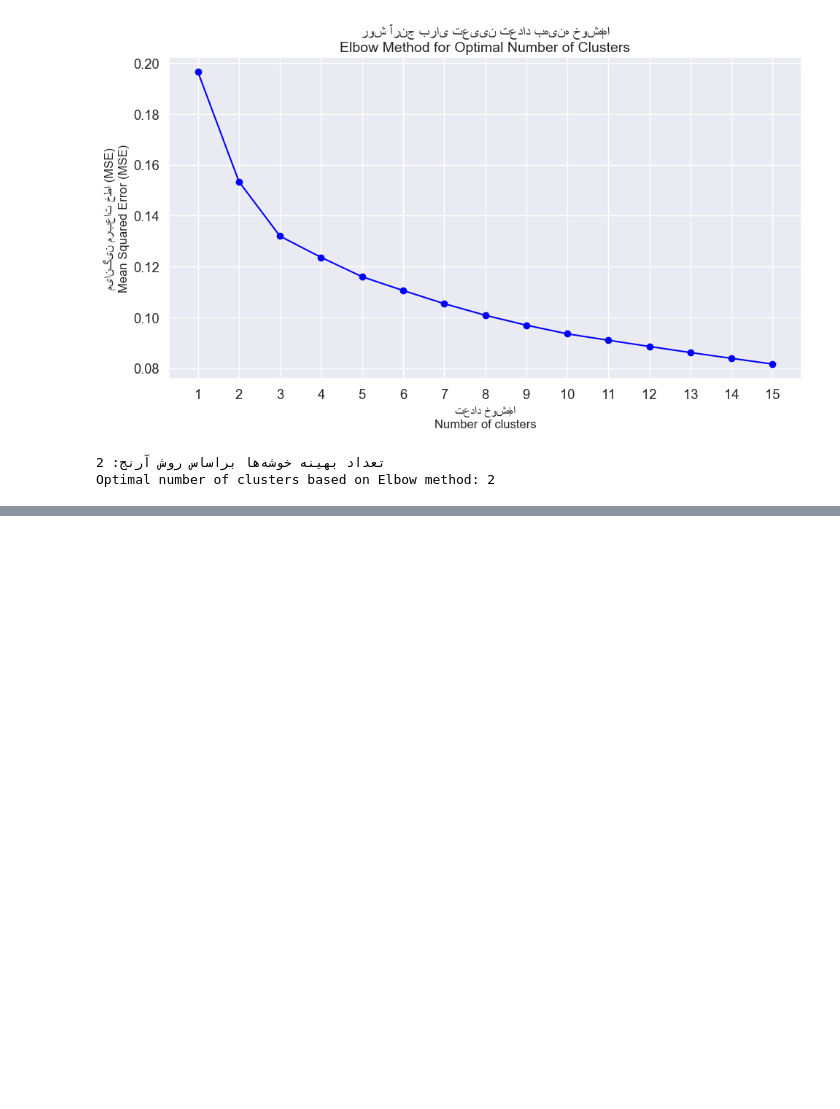
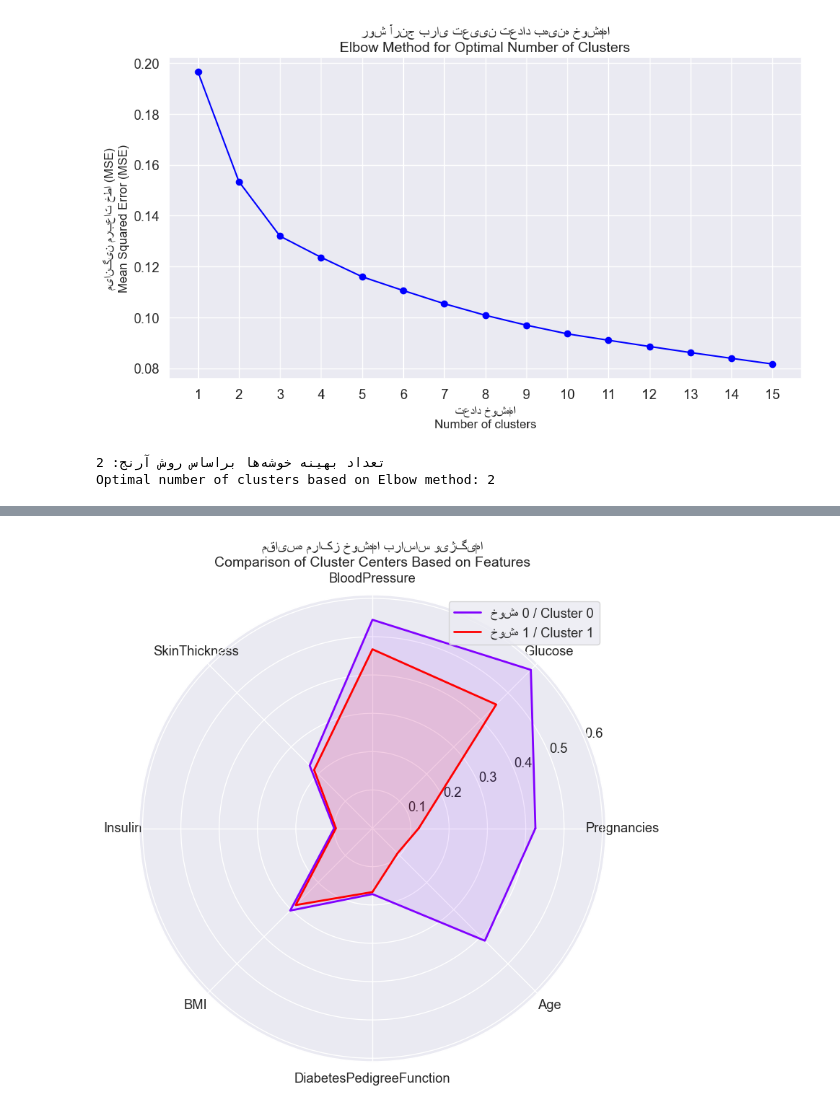
Before and after one commit to MahyadSaedpanah/ML---Pima-Indian-Diabetes, a Jupyter notebook: Clustering.ipynb, the cells around one changed output, grey strips where cells are left out. Drawn from its saved outputs; the diff is of its cells as text; code cells hidden in the pictures; blank space fills up the shorter version.

```diff
--- a/Clustering.ipynb
+++ b/Clustering.ipynb
@@ -150,0 +267,55 @@ Optimal number of clusters based on Elbow method: 2
+# %%
+# تحلیل ویژگی‌های مهم در هر خوشه با نمودار رادار
+# Analyze important features in each cluster with radar chart
+from math import pi
+
+# استخراج ویژگی‌های مرکز هر خوشه
+# Extract features of each cluster center
+centers = kmeans.cluster_centers_
+
+# رسم نمودار رادار برای مقایسه ویژگی‌ها در هر خوشه
+# Draw radar chart to compare features in each cluster
+def radar_chart(centers, feature_names):
+    # تعداد ویژگی‌ها
+    # Number of features
+    N = len(feature_names)
+
+    # محاسبه زاویه برای هر ویژگی
+    # Calculate angle for each feature
+    angles = [n / float(N) * 2 * pi for n in range(N)]
+    angles += angles[:1]  # بستن دایره / Close the circle
+
+    # ایجاد نمودار
+    # Create plot
+    fig, ax = plt.subplots(figsize=(12, 8), subplot_kw=dict(polar=True))
+
+    # رنگ‌های متنوع برای هر خوشه
+    # Various colors for each cluster
+    colors = cm.rainbow(np.linspace(0, 1, len(centers)))
+
+    # رسم داده‌ها برای هر خوشه
+    # Plot data for each cluster
+    for i, center in enumerate(centers):
+        values = list(center)
+        values += values[:1]  # بستن دایره / Close the circle
+        ax.plot(angles, values, color=colors[i], linewidth=2, label=f'خوشه {i} / Cluster {i}')
+        ax.fill(angles, values, color=colors[i], alpha=0.1)
+
+    # برچسب‌ها و عنوان
+    # Labels and title
+    ax.set_xticks(angles[:-1])
+    ax.set_xticklabels(feature_names)
+    plt.title('مقایسه مراکز خوشه‌ها براساس ویژگی‌ها\nComparison of Cluster Centers Based on Features', size=14)
+    ax.grid(True)
+    plt.legend(loc='upper right')
+    plt.tight_layout()
+
+# گرفتن نام‌های ویژگی‌ها (همه ستون‌ها به جز آخرین ستون که برچسب هدف است)
+# Get feature names (all columns except the last one which is the target label)
+feature_names = df.columns[:-1].tolist()
+
+# رسم نمودار رادار
+# Draw radar chart
+radar_chart(centers, feature_names)
+# %% [output]
+[figure, added]
```
Also changed, not shown: parts of 9 cells of this notebook.
